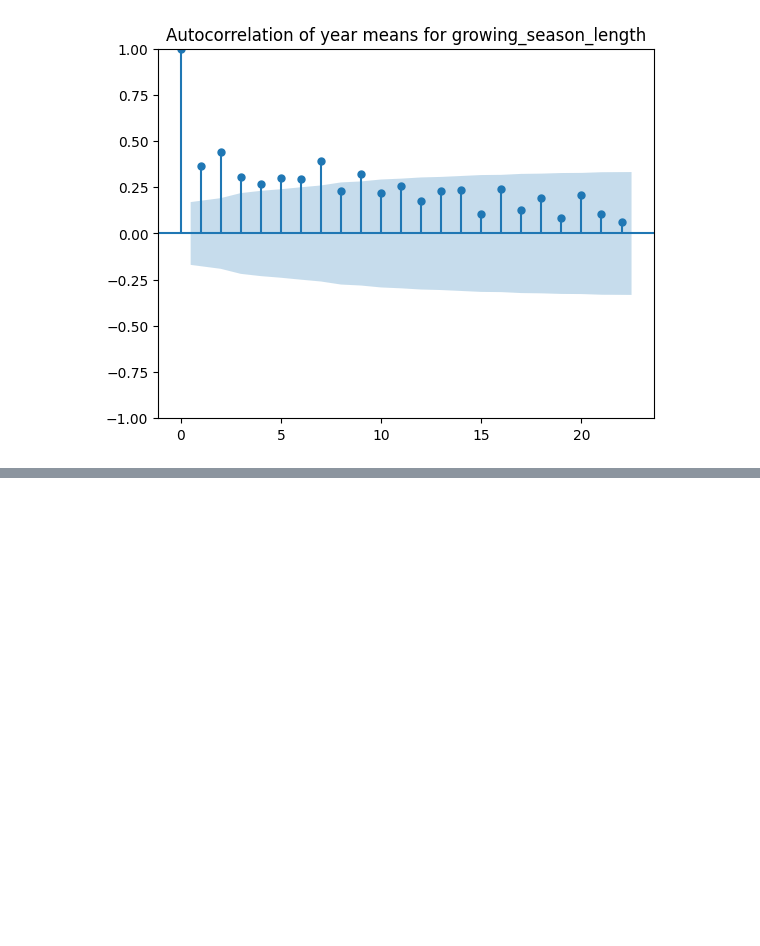
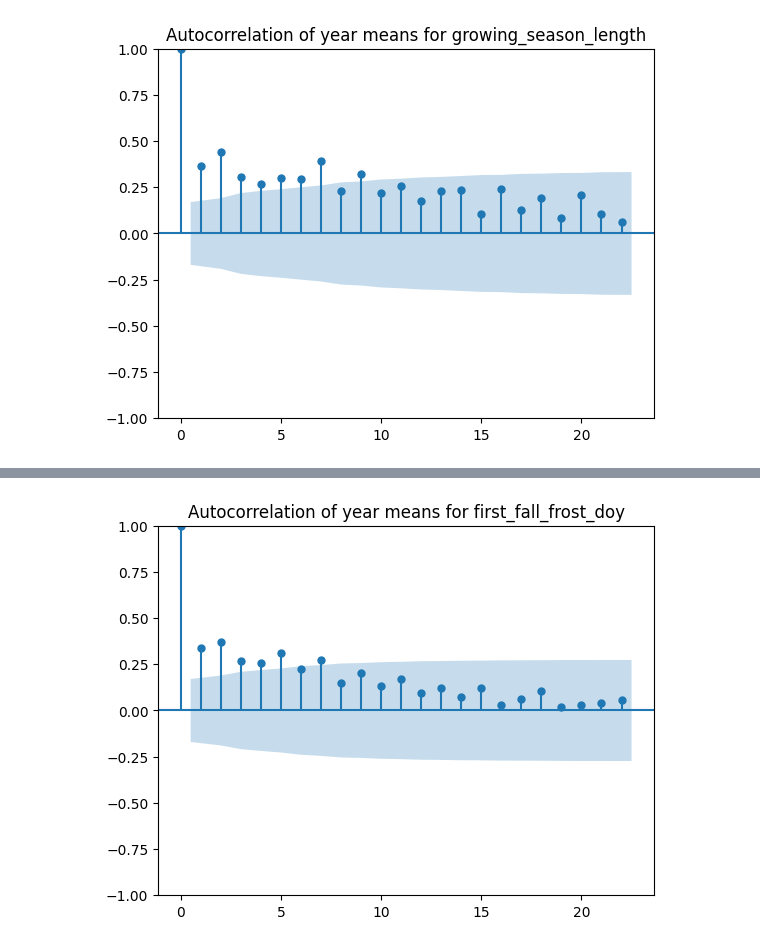
Before and after one commit to samjbaugh/reu26, a Jupyter notebook: Temporal_Autocorrelation.ipynb, the cells around one changed output, grey strips where cells are left out. Drawn from its saved outputs; the diff is of its cells as text; code cells hidden in the pictures; blank space fills up the shorter version.

```diff
--- a/Temporal_Autocorrelation.ipynb
+++ b/Temporal_Autocorrelation.ipynb
@@ -217,0 +259,4 @@ temp_ac_plot(pa_gs_w, 'year', 'growing_season_length')
+# %%
+temp_ac_plot(inland_sample, 'year', 'first_fall_frost_doy')
+# %% [output]
+[figure, added]
```
Also changed, not shown: parts of 5 cells of this notebook, 8 other files.
